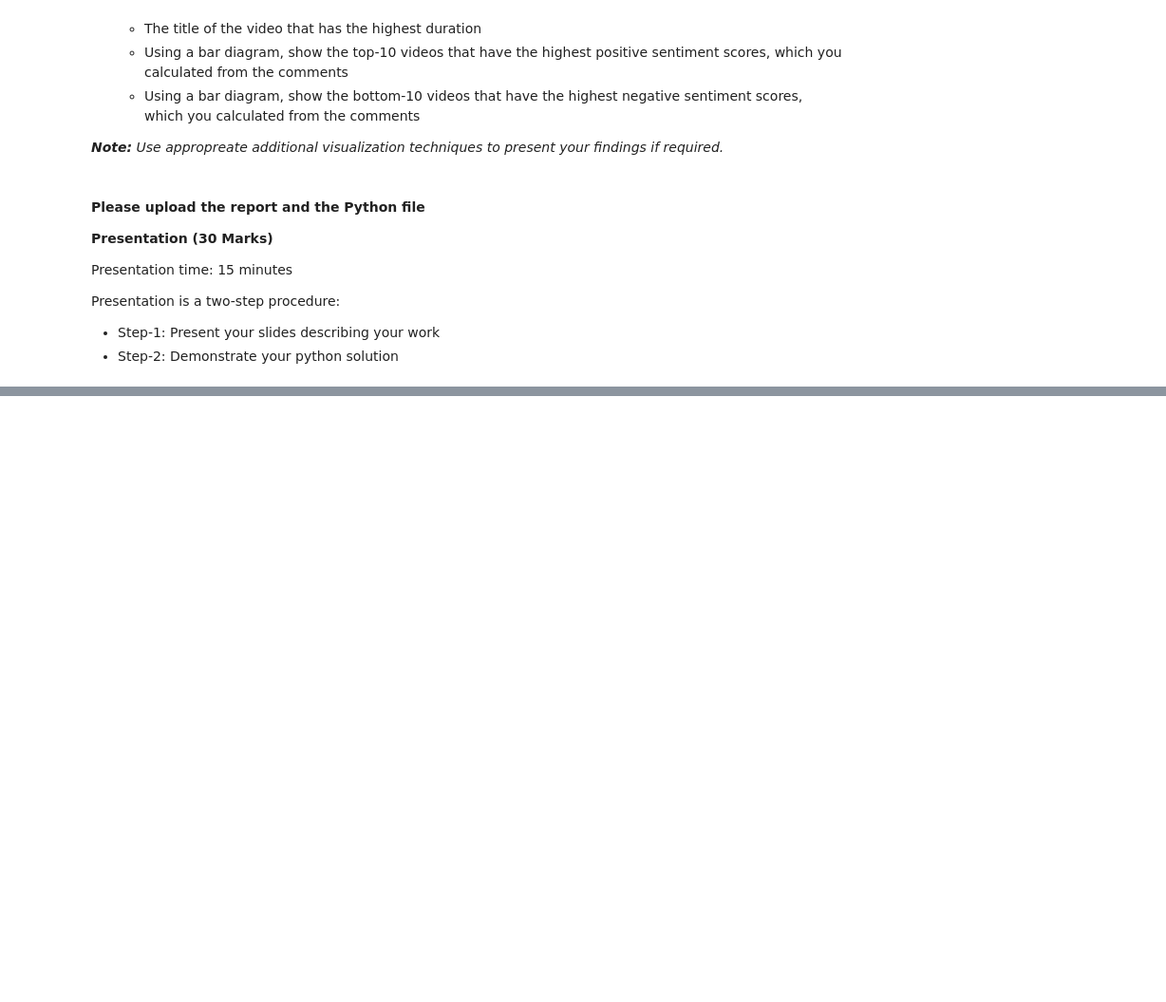
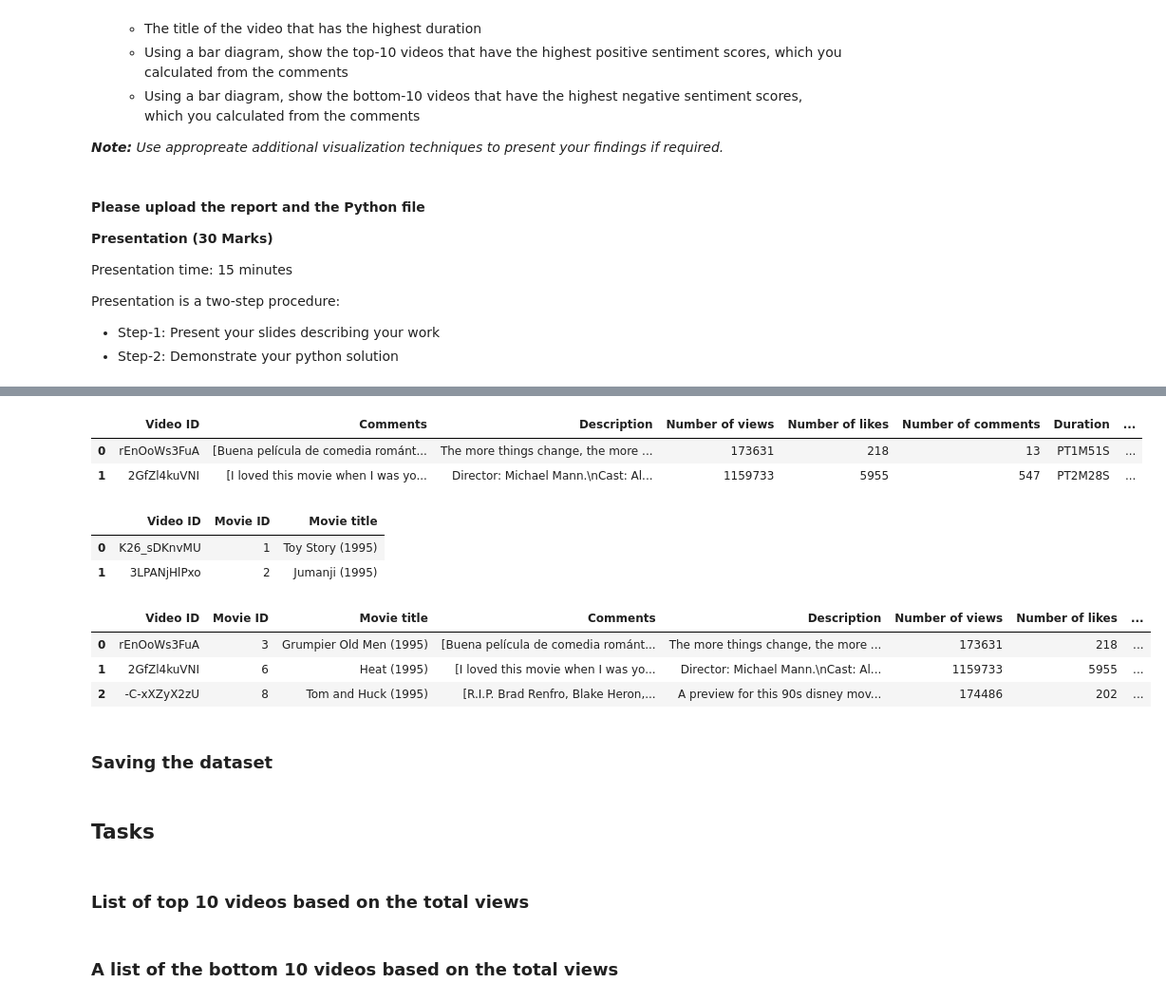
Before and after one commit to danielsqc/Analyzing_YouTube_Data, a Jupyter notebook: Assignment.ipynb, the cells around one changed output, grey strips where cells are left out. Shown at 95% size. Saved outputs shown, nothing was run; the diff lists cells and outputs as text; code cells hidden in the pictures; blank space fills up the shorter version.

```diff
--- a/Assignment.ipynb
+++ b/Assignment.ipynb
@@ -57,0 +277,27 @@ Presentation is a two-step procedure:
+# %%
+df_data_without_none.columns = ['Video ID', 'Comments', 'Description',
+                                'Number of views', 'Number of likes', 'Number of comments',
+                                'Duration', 'Number of favorites']
+df_data_without_none.head(2)
+# %% [output]
+|  | Video ID | Comments | Description | Number of views | Number of likes | Number of comments | Duration | ... |
+| 0 | rEnOoWs3FuA | [Buena película de comedia románt... | The more things change, the more ... | 173631 | 218 | 13 | PT1M51S | ... |
+| 1 | 2GfZl4kuVNI | [I loved this movie when I was yo... | Director: Michael Mann.\nCast: Al... | 1159733 | 5955 | 547 | PT2M28S | ... |
+# %%
+df.head(2)
+# %% [output]
+|  | Video ID | Movie ID | Movie title |
+| 0 | K26_sDKnvMU | 1 | Toy Story (1995) |
+| 1 | 3LPANjHlPxo | 2 | Jumanji (1995) |
+# %%
+df.columns = ['Video ID', 'Movie ID', 'Movie title']
+# %%
+final_df = pd.merge(df, df_data_without_none, on='Video ID')
+final_df.head(3)
+# %% [output]
+|  | Video ID | Movie ID | Movie title | Comments | Description | Number of views | Number of likes | ... |
+| 0 | rEnOoWs3FuA | 3 | Grumpier Old Men (1995) | [Buena película de comedia románt... | The more things change, the more ... | 173631 | 218 | ... |
+| 1 | 2GfZl4kuVNI | 6 | Heat (1995) | [I loved this movie when I was yo... | Director: Michael Mann.\nCast: Al... | 1159733 | 5955 | ... |
+| 2 | -C-xXZyX2zU | 8 | Tom and Huck (1995) | [R.I.P. Brad Renfro, Blake Heron,... | A preview for this 90s disney mov... | 174486 | 202 | ... |
+# %% [markdown]
+### Saving the dataset
@@ -57,0 +312,6 @@ Presentation is a two-step procedure:
+# %% [markdown]
+## Tasks
+# %% [markdown]
+### List of top 10 videos based on the total views
+# %% [markdown]
+### A list of the bottom 10 videos based on the total views
```
Also changed, not shown: parts of 31 cells of this notebook, 28 other files.
